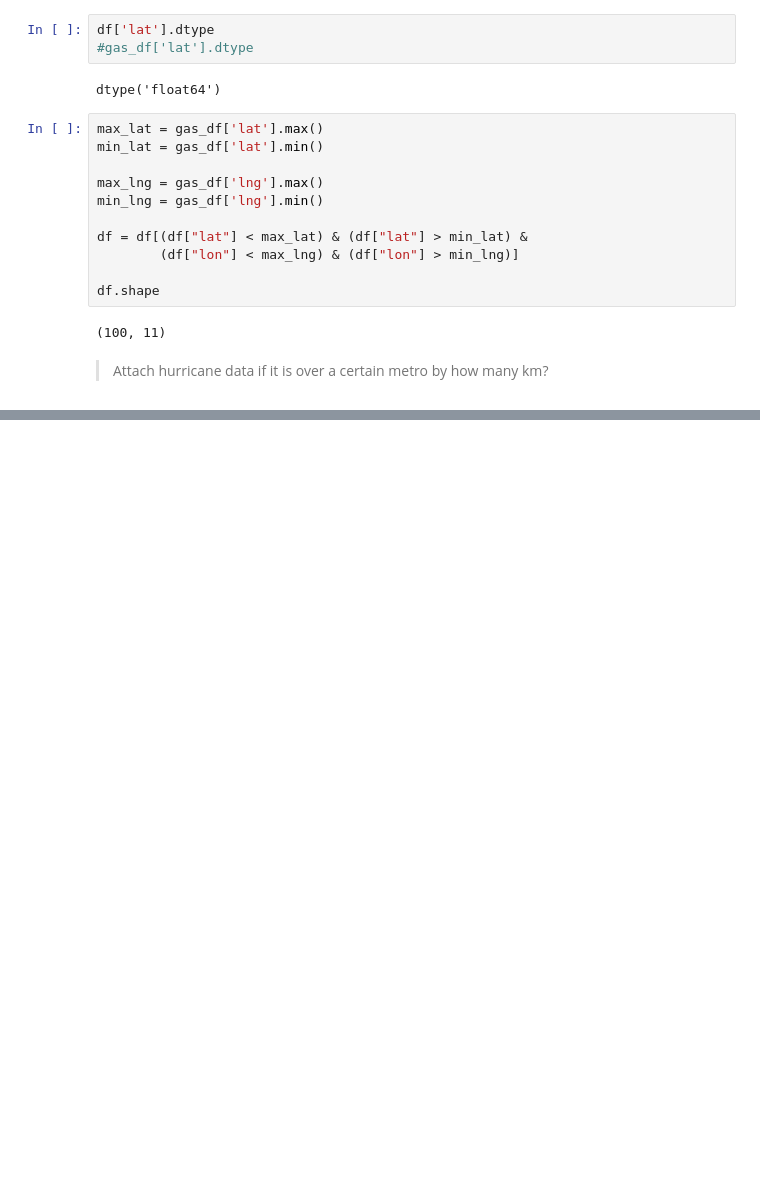
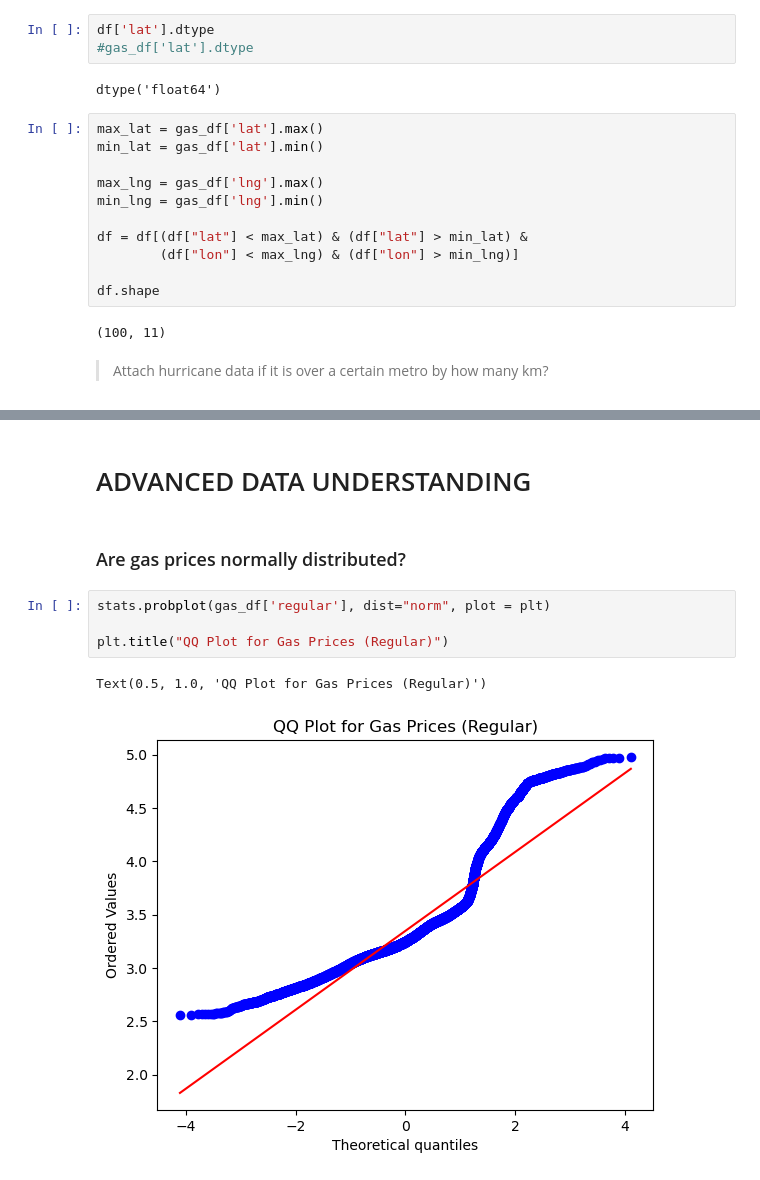
Before and after one commit to sofieappel/HurricanesAndGasPrices, a Jupyter notebook: Data/gas_canes_attempt.ipynb, the cells around one changed output, grey strips where cells are left out. Cells and saved outputs as stored; diff of their text form; blank space fills up the shorter version.

```diff
--- a/Data/gas_canes_attempt.ipynb
+++ b/Data/gas_canes_attempt.ipynb
@@ -80,0 +84,11 @@ plt.legend()
+# %% [markdown]
+# ADVANCED DATA UNDERSTANDING
+# %% [markdown]
+### Are gas prices normally distributed?
+# %%
+stats.probplot(gas_df['regular'], dist="norm", plot = plt)
+
+plt.title("QQ Plot for Gas Prices (Regular)")
+# %% [output]
+Text(0.5, 1.0, 'QQ Plot for Gas Prices (Regular)')
+[figure, added]
```
Also changed, not shown: parts of 4 cells of this notebook.
